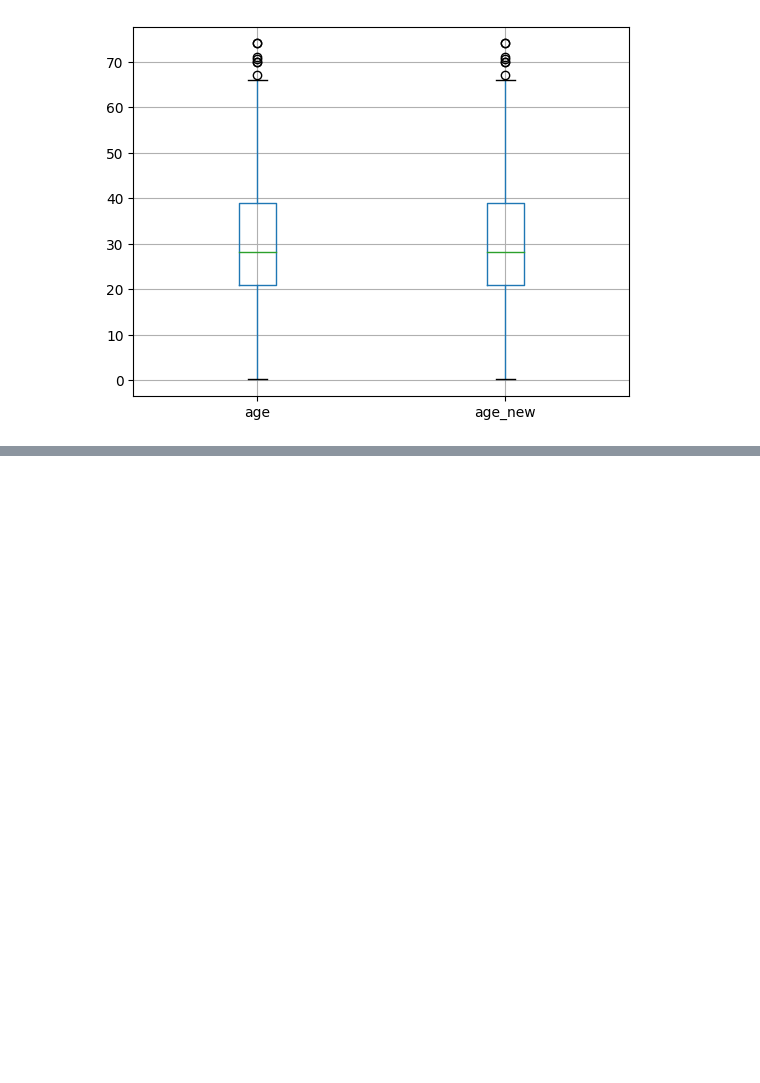
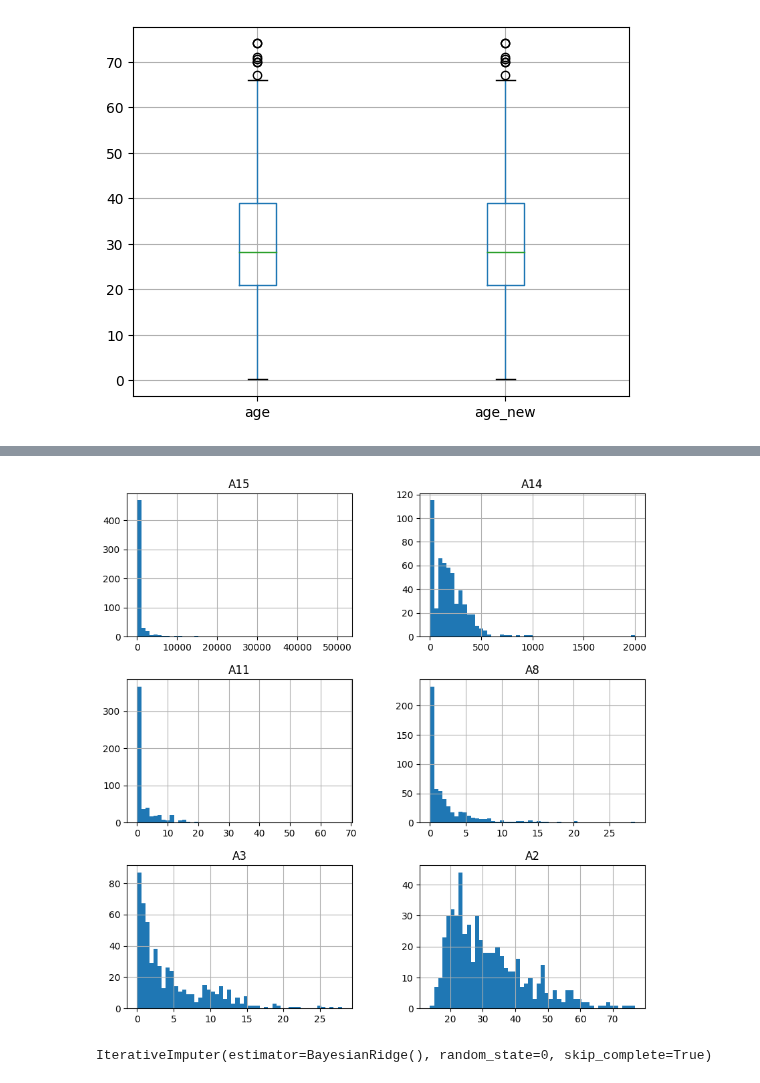
Before and after one commit to megatAhmad/sma_2023_oct, a Jupyter notebook: Python_MissingValueAnalysis.ipynb, the cells around one changed output, grey strips where cells are left out. Cells and saved outputs as stored; diff of their text form; code cells hidden in the pictures; blank space fills up the shorter version.

Commit message:
add KNN and MICE

```diff
--- a/Python_MissingValueAnalysis.ipynb
+++ b/Python_MissingValueAnalysis.ipynb
@@ -475,0 +547,21 @@ X_train[["age","age_new"]].boxplot()
+# %%
+# fetch dataset
+credit_approval = fetch_ucirepo(id=27)
+
+# data (as pandas dataframes)
+X2 = credit_approval.data.features
+y2 = credit_approval.data.targets
+
+# # metadata
+# print(credit_approval.metadata)
+
+# # variable information
+# print(credit_approval.variables)
+vars = ['A2','A3','A8', 'A11', 'A14', 'A15']
+X2 = X2[vars]
+
+for i in vars:
+    X2[i] = pd.to_numeric(X2[i])
+
+
+X2
@@ -475,0 +587,9 @@ X_train[["age","age_new"]].boxplot()
+# %%
+X_train, X_test, y_train, y_test = train_test_split(
+    X2,  # predictors
+    y2,  # target
+    test_size=0.2,  # percentage of obs in test set
+    random_state=0,
+)  # seed to ensure reproducibility
+
+X_train.shape, X_test.shape
@@ -475,0 +608,20 @@ X_train[["age","age_new"]].boxplot()
+# %%
+X_train.hist(bins=50, figsize=(10,10))
+plt.show()
+# %% [output]
+[figure, added]
+# %%
+imputer = IterativeImputer(
+    estimator=BayesianRidge(), # the estimator to predict the NA
+    initial_strategy='mean', # how will NA be imputed in step 1
+    max_iter=10, # number of cycles
+    imputation_order='ascending', # the order in which to impute the variables
+    n_nearest_features=None, # whether to limit the number of predictors
+    skip_complete=True, # whether to ignore variables without NA
+    random_state=0,
+)
+
+# perform MICE
+imputer.fit(X_train)
+# %% [output]
+IterativeImputer(estimator=BayesianRidge(), random_state=0, skip_complete=True)
```
Also changed, not shown: parts of 14 cells of this notebook.
